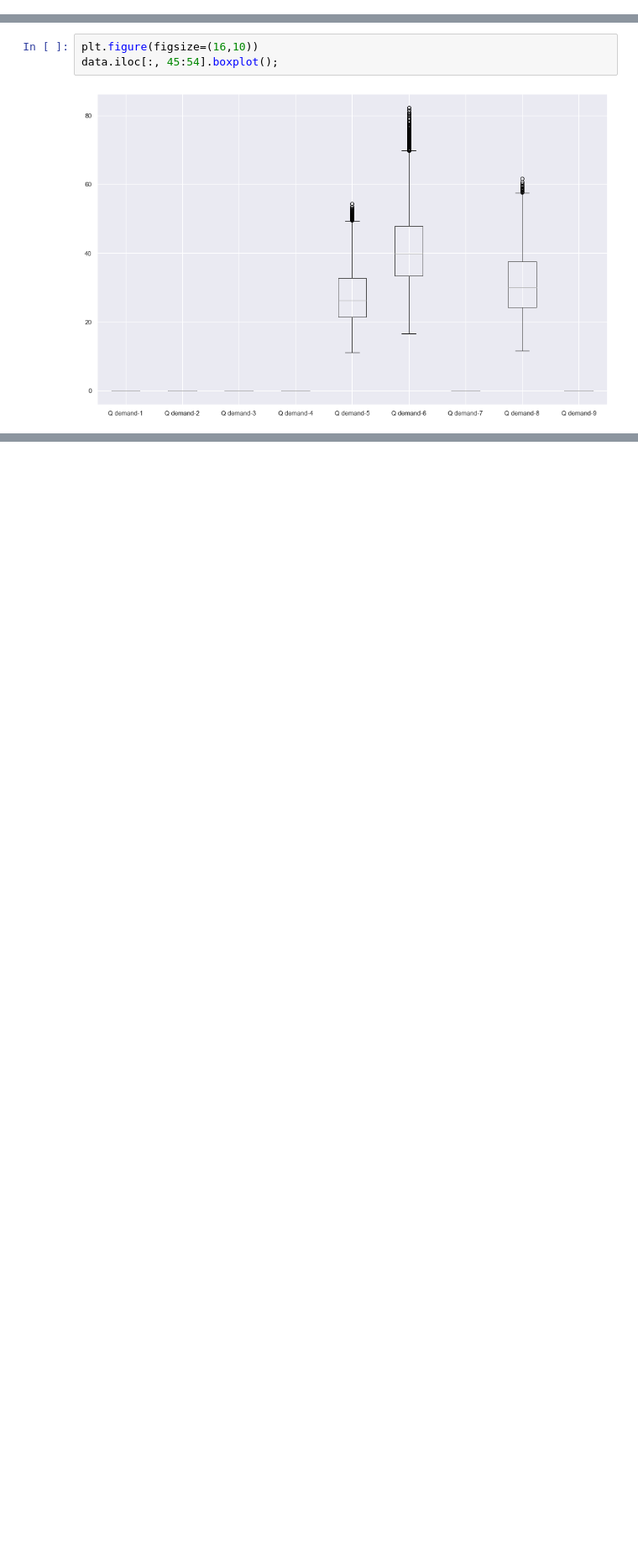
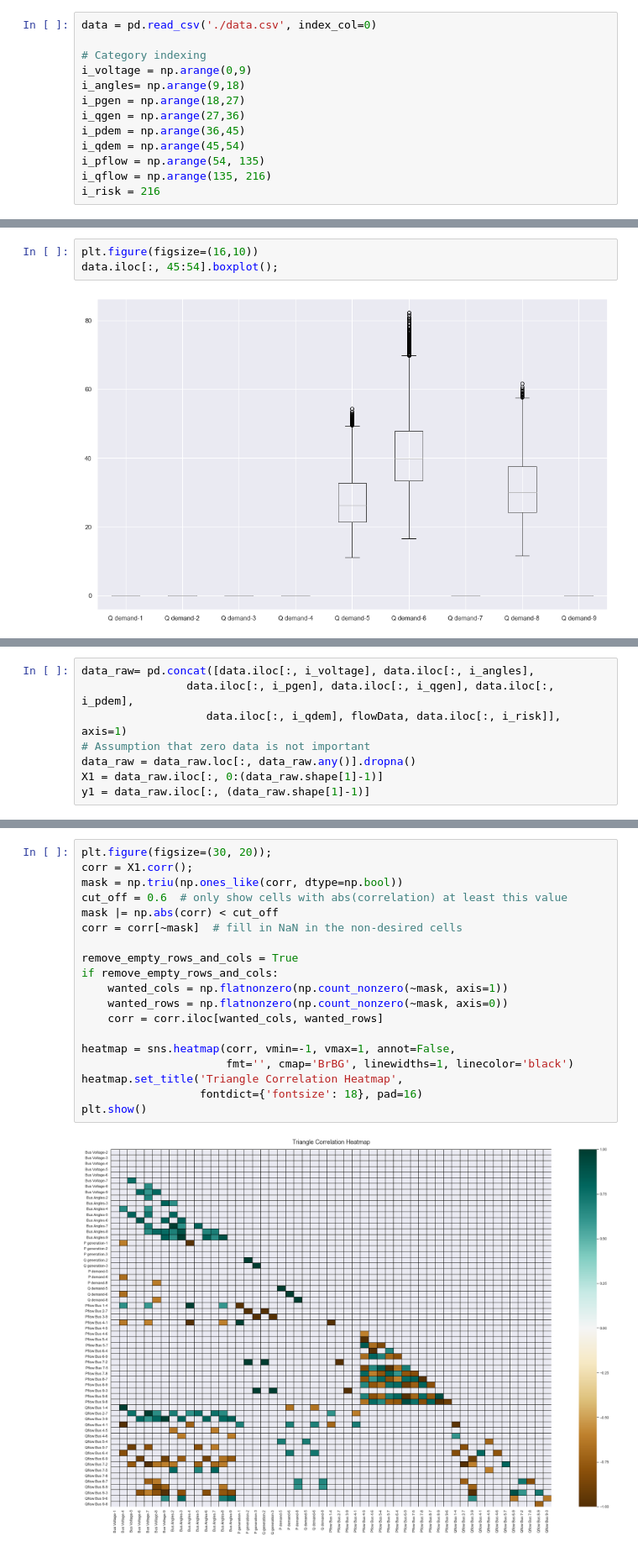
Before and after one commit to philmas/EE4720-Energy-Systems-Project, a Jupyter notebook: notebook.ipynb, the cells around one changed output, grey strips where cells are left out. Shown at 84% size. Drawn from its saved outputs; the diff is of its cells as text; blank space fills up the shorter version.

```diff
--- a/notebook.ipynb
+++ b/notebook.ipynb
@@ -24 +25,14 @@ data = pd.read_csv('./data.csv', index_col=0)
+# %%
+data = pd.read_csv('./data.csv', index_col=0)
+
+# Category indexing
+i_voltage = np.arange(0,9)
+i_angles= np.arange(9,18)
+i_pgen = np.arange(18,27)
+i_qgen = np.arange(27,36)
+i_pdem = np.arange(36,45)
+i_qdem = np.arange(45,54)
+i_pflow = np.arange(54, 135)
+i_qflow = np.arange(135, 216)
+i_risk = 216
 # %% [markdown]
@@ -163,0 +281,8 @@ data.iloc[:, 54:110].boxplot();
+# %%
+data_raw= pd.concat([data.iloc[:, i_voltage], data.iloc[:, i_angles],
+                data.iloc[:, i_pgen], data.iloc[:, i_qgen], data.iloc[:, i_pdem],
+                   data.iloc[:, i_qdem], flowData, data.iloc[:, i_risk]], axis=1)
+# Assumption that zero data is not important
+data_raw = data_raw.loc[:, data_raw.any()].dropna()
+X1 = data_raw.iloc[:, 0:(data_raw.shape[1]-1)]
+y1 = data_raw.iloc[:, (data_raw.shape[1]-1)]
@@ -163,0 +295,21 @@ data.iloc[:, 54:110].boxplot();
+# %%
+plt.figure(figsize=(30, 20));
+corr = X1.corr();
+mask = np.triu(np.ones_like(corr, dtype=np.bool))
+cut_off = 0.6  # only show cells with abs(correlation) at least this value
+mask |= np.abs(corr) < cut_off
+corr = corr[~mask]  # fill in NaN in the non-desired cells
+
+remove_empty_rows_and_cols = True
+if remove_empty_rows_and_cols:
+    wanted_cols = np.flatnonzero(np.count_nonzero(~mask, axis=1))
+    wanted_rows = np.flatnonzero(np.count_nonzero(~mask, axis=0))
+    corr = corr.iloc[wanted_cols, wanted_rows]
+
+heatmap = sns.heatmap(corr, vmin=-1, vmax=1, annot=False,
+                      fmt='', cmap='BrBG', linewidths=1, linecolor='black')
+heatmap.set_title('Triangle Correlation Heatmap',
+                  fontdict={'fontsize': 18}, pad=16)
+plt.show()
+# %% [output]
+[figure, added]
```
Also changed, not shown: parts of 25 cells of this notebook.
